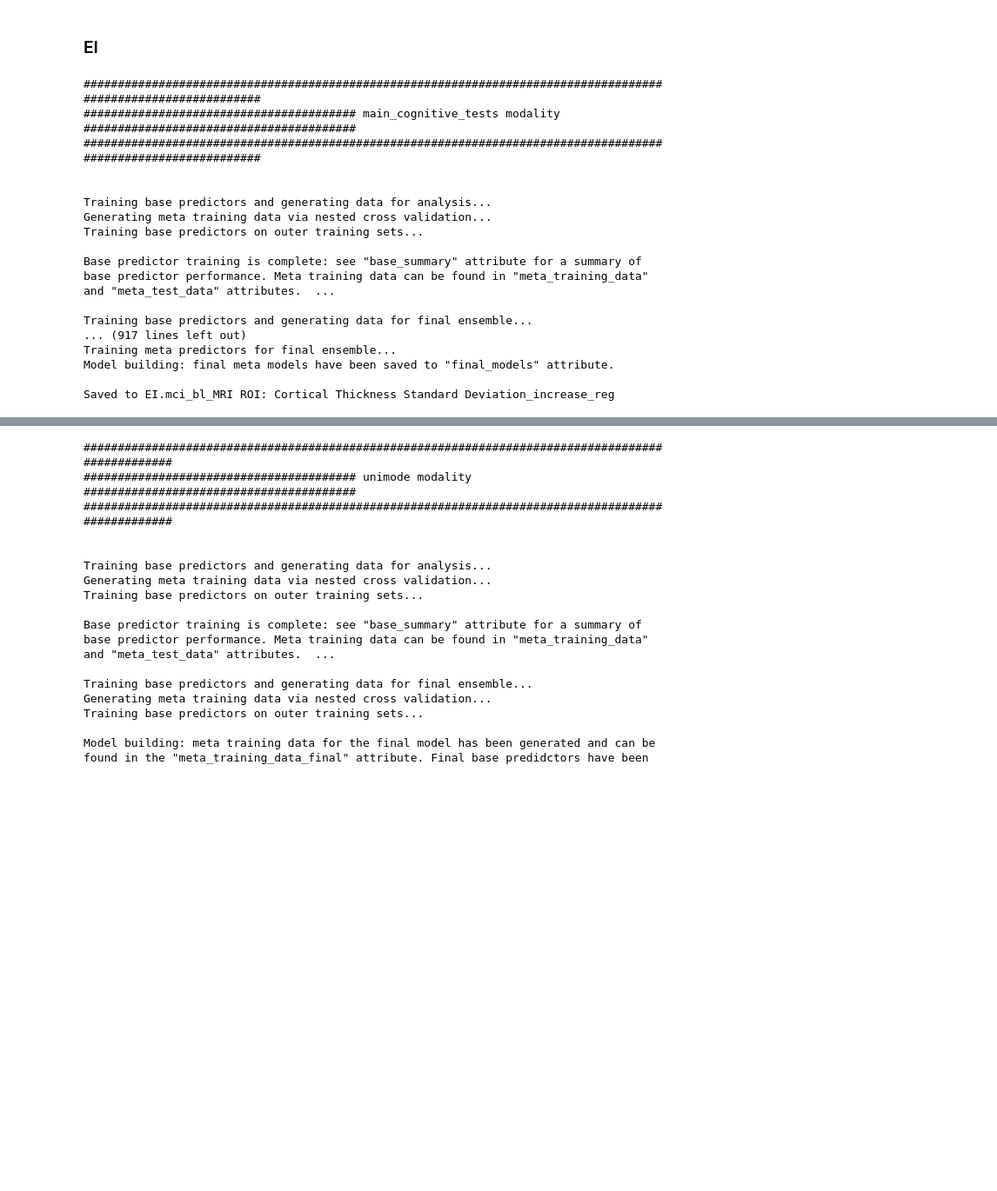
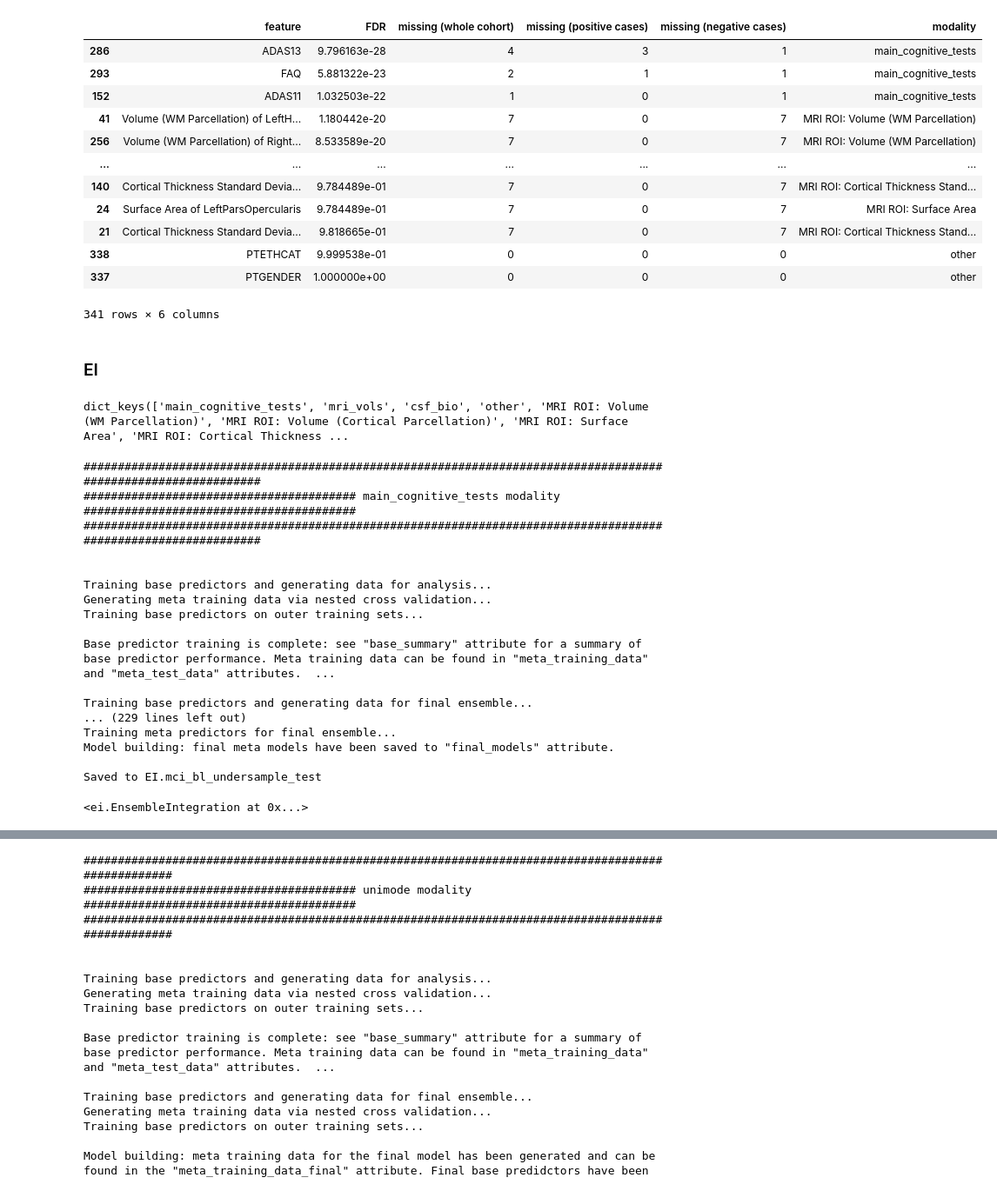
Before and after one commit to GauravPandeyLab/TADPOLE_EI, a Jupyter notebook: main_processing_notebook.ipynb, the cells around one changed output, grey strips where cells are left out. Shown at 87% size. Saved outputs shown, nothing was run; the diff lists cells and outputs as text; code cells hidden in the pictures; blank space fills up the shorter version.

```diff
--- a/main_processing_notebook.ipynb
+++ b/main_processing_notebook.ipynb
@@ -108,6 +108,22 @@ for feat in fdr_df['feature']:
 
 fdr_df['modality'] = mode_for_feature
 fdr_df.to_csv('output/tables/fdr_differential_analysis.csv')
+# %%
+fdr_df
+# %% [output]
+|  | feature | FDR | missing (whole cohort) | missing (positive cases) | missing (negative cases) | modality |
+| 286 | ADAS13 | 9.796163e-28 | 4 | 3 | 1 | main_cognitive_tests |
+| 293 | FAQ | 5.881322e-23 | 2 | 1 | 1 | main_cognitive_tests |
+| 152 | ADAS11 | 1.032503e-22 | 1 | 0 | 1 | main_cognitive_tests |
+| 41 | Volume (WM Parcellation) of LeftH... | 1.180442e-20 | 7 | 0 | 7 | MRI ROI: Volume (WM Parcellation) |
+| 256 | Volume (WM Parcellation) of Right... | 8.533589e-20 | 7 | 0 | 7 | MRI ROI: Volume (WM Parcellation) |
+| ... | ... | ... | ... | ... | ... | ... |
+| 140 | Cortical Thickness Standard Devia... | 9.784489e-01 | 7 | 0 | 7 | MRI ROI: Cortical Thickness Stand... |
+| 24 | Surface Area of LeftParsOpercularis | 9.784489e-01 | 7 | 0 | 7 | MRI ROI: Surface Area |
+| 21 | Cortical Thickness Standard Devia... | 9.818665e-01 | 7 | 0 | 7 | MRI ROI: Cortical Thickness Stand... |
+| 338 | PTETHCAT | 9.999538e-01 | 0 | 0 | 0 | other |
+| 337 | PTGENDER | 1.000000e+00 | 0 | 0 | 0 | other |
+341 rows × 6 columns
 # %% [markdown]
 ### EI
 # %%
@@ -229,29 +258,33 @@ with open(data_file_path, 'rb') as file:
 label_file_path = 'data/processed/tadpole_labels_imptn_norm.pickle'
 with open(label_file_path, 'rb') as file:
     tadpole_labels = pickle.load(file)
+# %%
+tadpole_data['mci_bl']['train'].keys()
+# %% [output]
+dict_keys(['main_cognitive_tests', 'mri_vols', 'csf_bio', 'other', 'MRI ROI: Volume (WM Parcellation)', 'MRI ROI: Volume (Cortical Parcellation)', 'MRI ROI: Surface Area', 'MRI ROI: Cortical Thickness ...
 # %%
 # EI
 problem = 'mci_bl'
 data_split = 'train'
 sampling_strategy = 'undersampling'
-save_modifier = 'increase_reg'
+save_modifier = 'undersample_test'
 #for sampling_strategy in ['undersampling']:
 #save_modifier = f'more_samples'
 x = tadpole_data[problem][data_split]
 y = np.array(tadpole_labels[problem][data_split].map({'MCI': 0.0, 'DEM': 1.0})).astype(int)
 
-# EI_model_train_and_save(f'{problem}_{save_modifier}',
-#                         mode_dict = x, base_predictors = base_predictors,
-#                         meta_models = reg_meta_models,
-#                         y = y.astype(int), train = True,
-#                         model_building=True, sampling_strategy = sampling_strategy,
-#                         n_samples=1)
-for mode in x:
-    EI_model_train_and_save(f'{problem}_{mode}_{save_modifier}',base_predictors = base_predictors,
-                        meta_models = reg_meta_models,
-                        mode_dict = {mode: x[mode]}, y=y, train = True,
-                        model_building=True, sampling_strategy = sampling_strategy,
-                        n_samples=1)
+EI_model_train_and_save(f'{problem}_{save_modifier}',
+                         mode_dict = x, base_predictors = base_predictors,
+                         meta_models = meta_models,
+                         y = y.astype(int), train = True,
+                         model_building=True, sampling_strategy = sampling_strategy,
+                         n_samples=1)
+#for mode in x:
+    #EI_model_train_and_save(f'{problem}_{mode}_{save_modifier}',base_predictors = base_predictors,
+                        #meta_models = meta_models,
+                        #mode_dict = {mode: x[mode]}, y=y, train = True,
+                        #model_building=True, sampling_strategy = sampling_strategy,
+                        #n_samples=1)
 # %% [output]
 ###############################################################################################################
 ######################################## main_cognitive_tests modality ########################################
@@ -265,8 +298,9 @@ Training base predictors on outer training sets...
 Base predictor training is complete: see "base_summary" attribute for a summary of base predictor performance. Meta training data can be found in "meta_training_data" and "meta_test_data" attributes.  ...
 
 Training base predictors and generating data for final ensemble...
-... (917 lines left out)
+... (229 lines left out)
 Training meta predictors for final ensemble...
 Model building: final meta models have been saved to "final_models" attribute.
 
-Saved to EI.mci_bl_MRI ROI: Cortical Thickness Standard Deviation_increase_reg
+Saved to EI.mci_bl_undersample_test
+<ei.EnsembleIntegration at 0x...>
```
Also changed, not shown: parts of 14 cells of this notebook.
